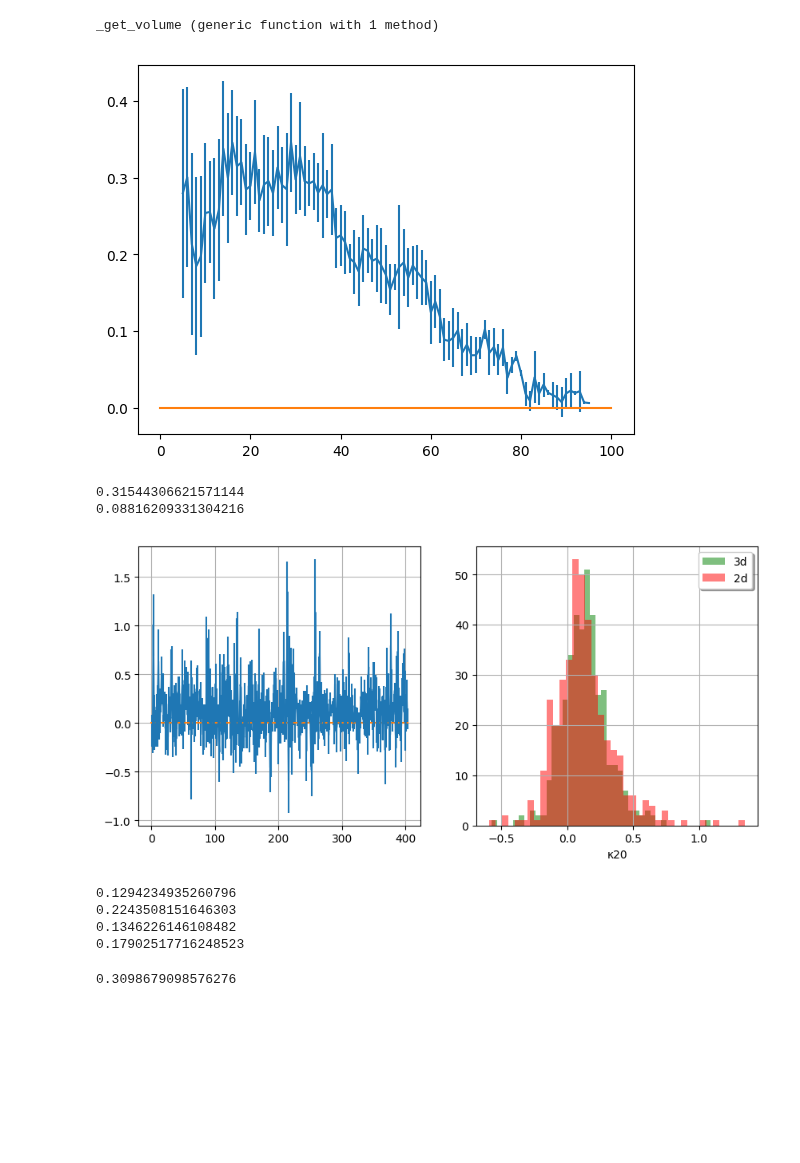
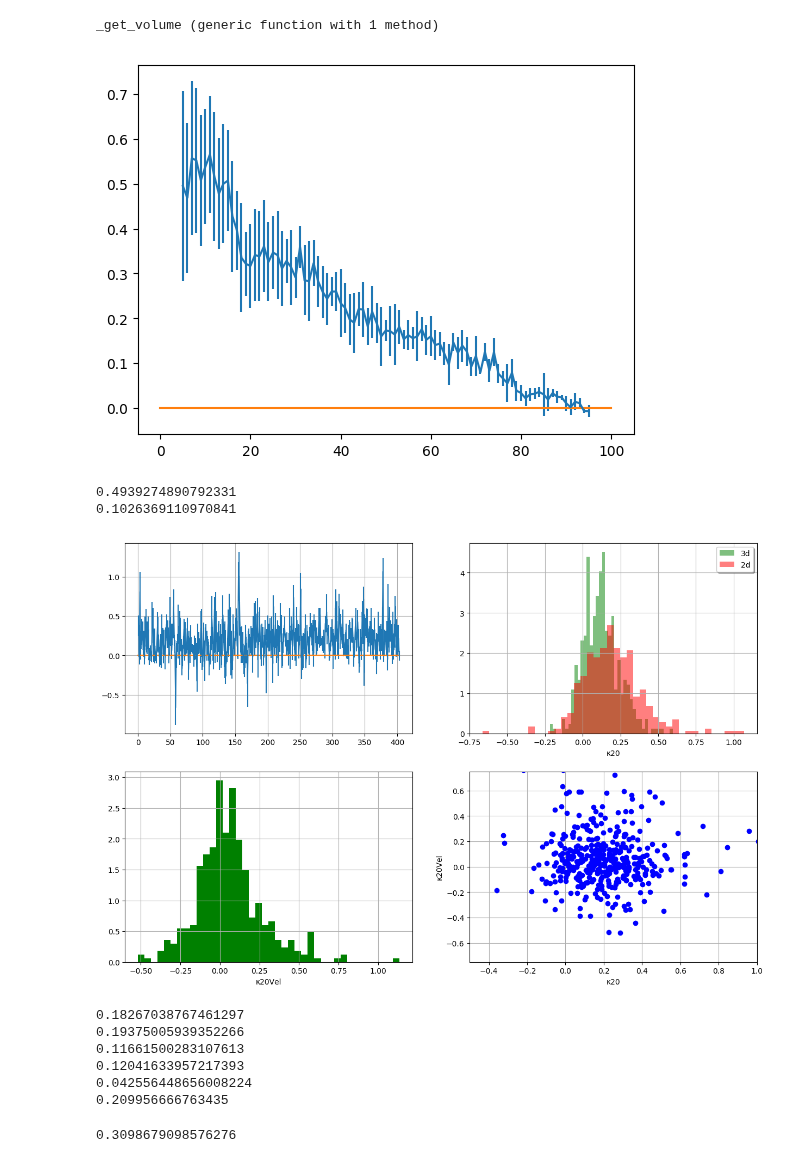
Before and after one commit to bosscha/gaia-shock, a Jupyter notebook: notebooks/analysis/mass _segregation.ipynb, the cells around one changed output. Saved outputs shown, nothing was run; the diff lists cells and outputs as text; code cells hidden in the pictures; blank space fills up the shorter version.

Commit message:
fix segregation mass

```diff
--- a/notebooks/analysis/mass _segregation.ipynb
+++ b/notebooks/analysis/mass _segregation.ipynb
@@ -37,6 +37,7 @@ cd(wdir)
 #oc= CSV.read("$ocdir/NGC 6124-2.3deg-oc.csv" , delim= ";")
 oc= CSV.read("$ocdir/NGC 7086-1.0deg-oc.csv", delim= ";")
 
-## Mass Segregation type: 2d/3d
+## Mass Segregation type: 2d/3d and averaging: geo/ari
 DTYPE="2d"
+DAVER="geo"
 # %% [output]
@@ -56,7 +57,7 @@ function _mst_graph(ind,x,y,z=[] , dtyp="2d")
 
     for i in 1:nxy
         if dtyp == "2d"
-            A[:,i]= [x[ind[i]] y[ind[i]]]
+            A[:,i]= [y[ind[i]] z[ind[i]]]
         elseif dtyp == "3d"
             A[:,i]= [x[ind[i]] y[ind[i]] z[ind[i]]]
         end
@@ -321,7 +322,7 @@ _get_volume (generic function with 1 method)
 
 imass= _select_massivestars(oc[:gbar], 15)
 ns= _sample_size(length(imass), length(oc[:X]))
-y, yerr= _kappa_ms( imass, oc[:X], oc[:Y] , oc[:Z], ns, DTYPE, "geo")
+y, yerr= _kappa_ms( imass, oc[:X], oc[:Y] , oc[:Z], ns, DTYPE, DAVER)
 println(y)
 println(yerr)
 
@@ -334,9 +335,9 @@ errΚms= []
 
 for perc in 5:95
     push!(percentile, perc)
-     imass= _select_massivestars(oc[:gbar], perc, false)
+    imass= _select_massivestars(oc[:gbar], perc, false)
     ns= _sample_size(length(imass), length(oc[:X]))
-    y, yerr= _kappa_ms( imass, oc[:X], oc[:Y] , oc[:Z], ns, DTYPE , "geo")
+    y, yerr= _kappa_ms( imass, oc[:X], oc[:Y] , oc[:Z], ns, DTYPE , DAVER)
     push!(Κms, y)
     push!(errΚms, yerr)
 end
@@ -346,9 +347,9 @@ PyPlot.errorbar(percentile, Κms, yerr=errΚms)
 PyPlot.plot([0,100],[0,0])
 PyPlot.show()
 # %% [output]
-[figure, old version]
+[figure, new version]
-0.31544306621571144
-0.08816209331304216
+0.4939274890792331
+0.1026369110970841
 # %%
 ## Loop over all OCs
 
@@ -356,54 +357,75 @@ cd(ocdir)
 files= glob("*csv")
 cd(wdir)
 
-percms= 10
+percms= 20
 ilabel= []
-Κms2d= [] ; Κms3d = []
-errΚms2d= [] ; errΚms3d= []
+Κms2d= [] ; Κms3d = [] ; k3=  Array{Float64,1}(undef,0)
+errΚms2d= [] ; errΚms3d= [] ; errk3= Array{Float64,1}(undef,0)
+
+
 i= 0
 for f in files
     i+= 1
     oc= CSV.read("$ocdir/$f" , delim= ";")
-    # imass= _select_massivestars(oc[:gbar], percms)
-    # ns= _sample_size(length(imass), length(oc[:X]))
-    # y, yerr= _kappa_ms( imass, oc[:X], oc[:Y] , oc[:Z], ns, "3d", "geo")
     y, yerr= _get_kappaMS(oc[:gbar],oc[:X], oc[:Y] , oc[:Z], percms, "3d", "geo", false)
     push!(ilabel, i)
     push!(Κms3d, y)
     push!(errΚms3d, yerr)
 
     y, yerr= _get_kappaMS(oc[:gbar],oc[:X], oc[:Y] , oc[:Z], percms, "2d", "geo", false)
     push!(Κms2d, y)
     push!(errΚms2d, yerr)
 
+    y, yerr= _get_kappaMS(oc[:gbar],oc[:vl], oc[:vl] , oc[:vb], percms, "2d", "geo", false)
+    push!(k3, y)
+    push!(errk3, yerr)
 end
 
-println(mean(Κms2d))
+println(median(Κms2d))
 println(std(Κms2d))
-println(mean(Κms3d))
+println(median(Κms3d))
 println(std(Κms3d))
+println(median(k3))
+println(std(k3))
 
-fig= PyPlot.figure(figsize=(10,10))
+
+fig= PyPlot.figure(figsize=(15,10))
 
 ax= PyPlot.subplot(221)
 PyPlot.grid("on")
 PyPlot.errorbar(ilabel, Κms2d, yerr=errΚms2d)
 PyPlot.plot([0,length(ilabel)],[0,0])
 
 ax= PyPlot.subplot(222)
 PyPlot.grid("on")
 PyPlot.xlabel("κ20")
-PyPlot.hist(Κms3d , 40, density=false, facecolor="g", alpha= 0.5, label= "3d")
-PyPlot.hist(Κms2d , 40, density=false, facecolor="r", alpha= 0.5 , label= "2d")
+PyPlot.hist(Κms3d , 40, density=true, facecolor="g", alpha= 0.5, label= "3d")
+PyPlot.hist(Κms2d , 40, density=true, facecolor="r", alpha= 0.5 , label= "2d")
 PyPlot.legend(loc="upper right", shadow=true)
 
+ax= PyPlot.subplot(223)
+PyPlot.grid("on")
+PyPlot.xlabel("κ20Vel")
+PyPlot.hist(k3 , 40, density=true, facecolor="g")
+
+ax= PyPlot.subplot(224)
+PyPlot.grid("on")
+PyPlot.xlim([-0.5,1.0])
+PyPlot.ylim([-0.75,0.75])
+PyPlot.xlabel("κ20")
+PyPlot.ylabel("κ20Vel")
+PyPlot.plot(Κms2d,k3, "bo", linewidth=0.5)
+
+
 PyPlot.show()
 # %% [output]
-[figure, old version]
+[figure, new version]
-0.1294234935260796
-0.2243508151646303
-0.1346226146108482
-0.17902517716248523
+0.18267038767461297
+0.19375005939352266
+0.11661500283107613
+0.12041633957217393
+0.042556448656008224
+0.209956666763435
 # %%
 ### Q structure factor
 _get_Q(oc[:X], oc[:Y] , oc[:Z])
```
Also changed, not shown: parts of 4 cells of this notebook, 1 other file.
